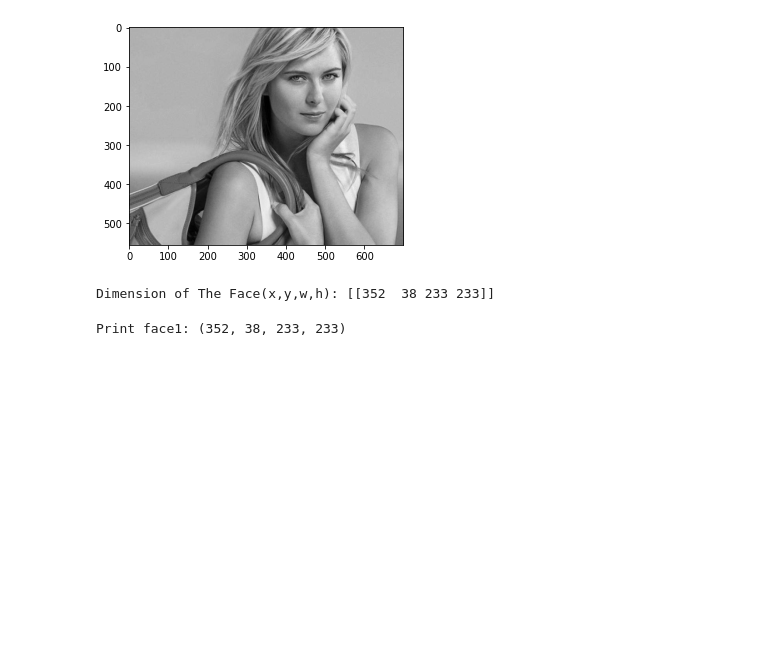
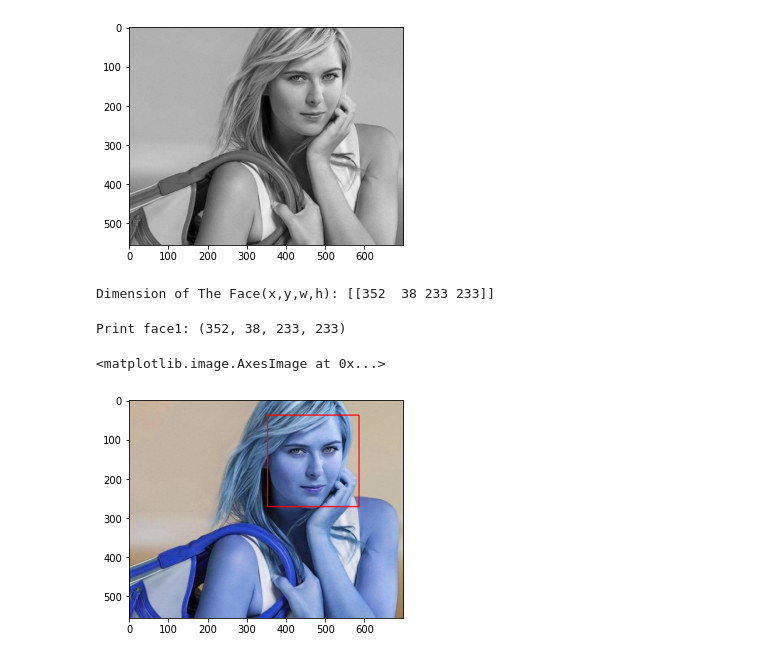
Before and after one commit to iamabdulrazak/image_processing, a Jupyter notebook: script.ipynb, the cells around one changed output. Cells and saved outputs as stored; diff of their text form; code cells hidden in the pictures; blank space fills up the shorter version.

Commit message:
drawing the face!

```diff
--- a/script.ipynb
+++ b/script.ipynb
@@ -8,10 +8,10 @@ try:
 except Exception as e:
   print('Packages are Missing! \n {}'.format(e))
 # %%
-img = cv2.imread('./data/test/test.jpg')
-print(f'Shape of Color Image: {img.shape} \n')
+img = cv2.imread('./data/test.jpg') # reading img
+print(f'Shape of Color Image: {img.shape} \n') # printing the shape of the original img
 
-plt.imshow(img)
+plt.imshow(img) # displaying color img!
 # %% [output]
 Shape of Color Image: (555, 700, 3)
 <matplotlib.image.AxesImage at 0x...>
@@ -26,11 +26,11 @@ Shape of Gray Image: (555, 700)
 <matplotlib.image.AxesImage at 0x...>
 [figure]
 # %%
-face_clf = cv2.CascadeClassifier('./opencv/haarcascade_frontalface_default.xml')
-eye_clf = cv2.CascadeClassifier('./opencv/haarcascade_eye.xml')
+face_clf = cv2.CascadeClassifier('./opencv-clf/haarcascade_frontalface_default.xml') # face classifier!
+eye_clf = cv2.CascadeClassifier('./opencv-clf/haarcascade_eye.xml') # eye classifier!
 
-faces = face_clf.detectMultiScale(gray, 1.3, 5)
-print(f'Dimension of The Face(x,y,w,h): {faces}')
+faces = face_clf.detectMultiScale(gray, 1.3, 5) # detecting face
+print(f'Dimension of The Face(x,y,w,h): {faces}') # printing face dimentsion!
 # %% [output]
 Dimension of The Face(x,y,w,h): [[352  38 233 233]]
 # %%
@@ -39,3 +39,9 @@ Dimension of The Face(x,y,w,h): [[352  38 233 233]]
 print(f'Print face1: {x,y,w,h}')
 # %% [output]
 Print face1: (352, 38, 233, 233)
+# %%
+face_img = cv2.rectangle(img, (x,y), (x+w, y+h), (255,0,0),2) # making a rect on face starts with (x,y) and (x+w, y+h)
+plt.imshow(face_img) # displaying the img after rect it!
+# %% [output]
+<matplotlib.image.AxesImage at 0x...>
+[figure, added]
```
Also changed, not shown: parts of 3 cells of this notebook.
